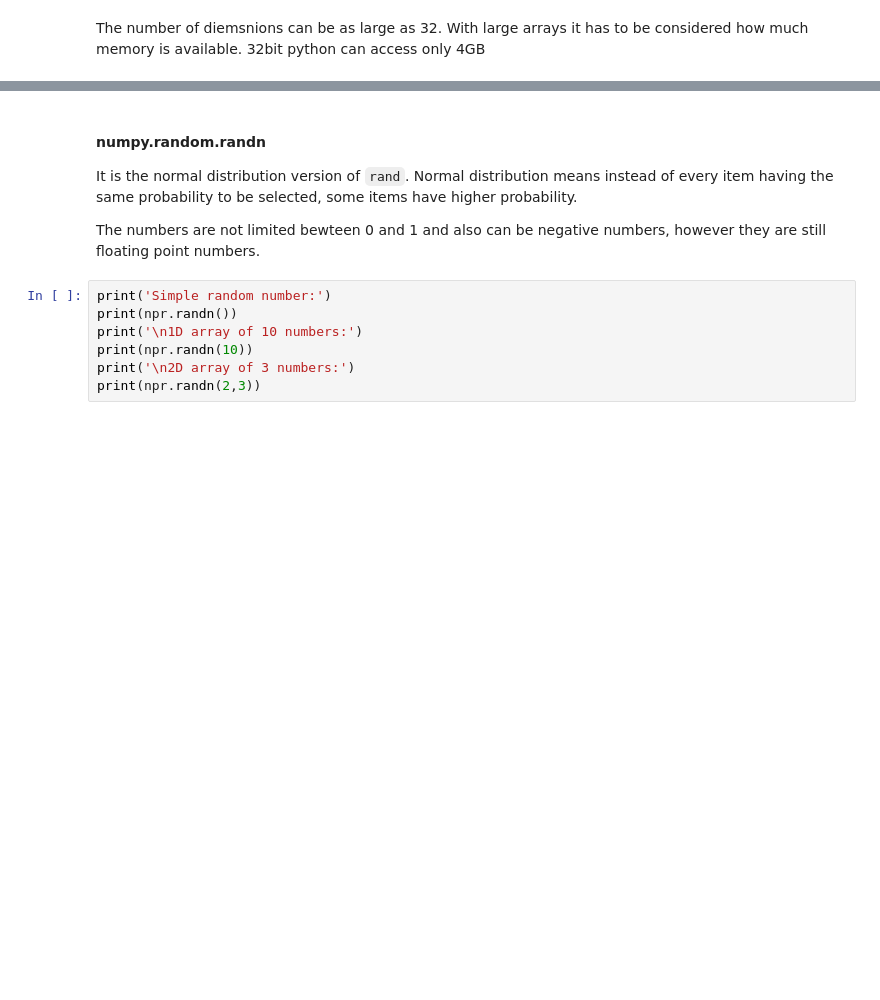
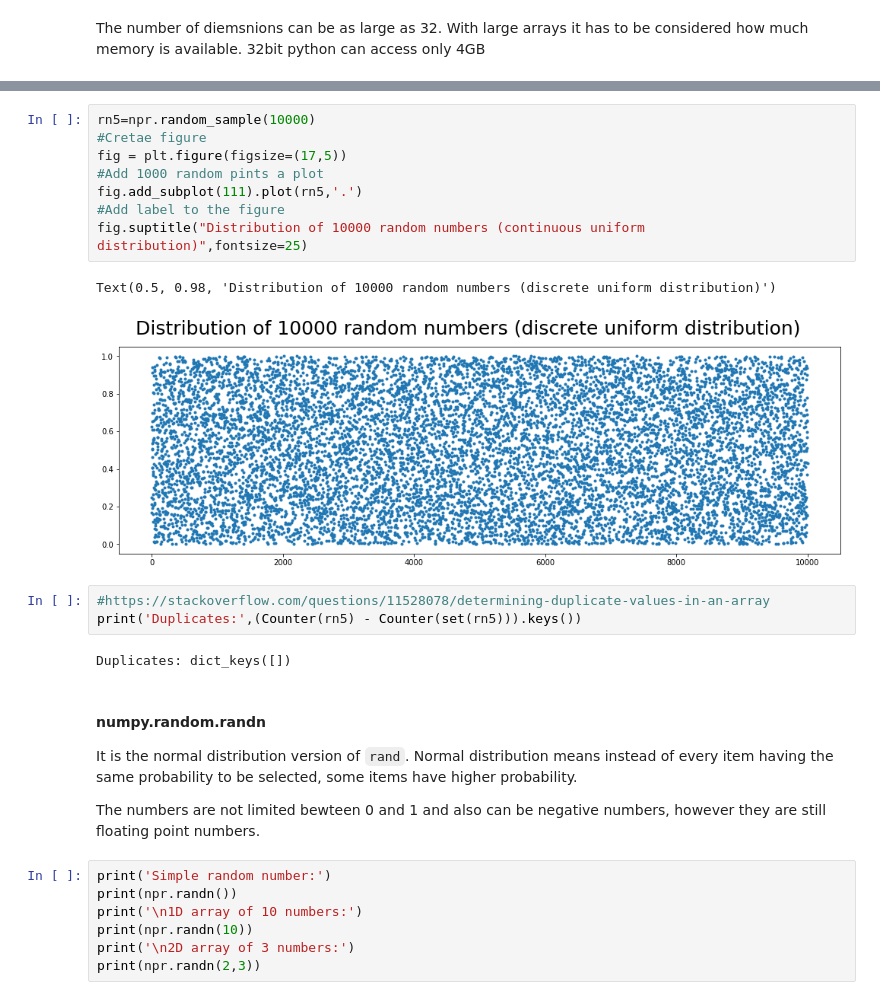
Before and after one commit to mxsxs2/Emerging-Technologies-Project, a Jupyter notebook: notebooks/Numpy Random.ipynb, the cells around one changed output, grey strips where cells are left out. Saved outputs shown, nothing was run; the diff lists cells and outputs as text; blank space fills up the shorter version.

````diff
--- a/notebooks/Numpy Random.ipynb
+++ b/notebooks/Numpy Random.ipynb
@@ -57,3 +80,19 @@ It is visible on the above figure how well tha random number generator performs.
+# %%
+rn5=npr.random_sample(10000)
+#Cretae figure
+fig = plt.figure(figsize=(17,5))
+#Add 1000 random pints a plot
+fig.add_subplot(111).plot(rn5,'.')
+#Add label to the figure
+fig.suptitle("Distribution of 10000 random numbers (continuous uniform distribution)",fontsize=25)
+# %% [output]
+Text(0.5, 0.98, 'Distribution of 10000 random numbers (discrete uniform distribution)')
+[figure, added]
+# %%
+#https://stackoverflow.com/questions/11528078/determining-duplicate-values-in-an-array
+print('Duplicates:',(Counter(rn5) - Counter(set(rn5))).keys())
+# %% [output]
+Duplicates: dict_keys([])
 # %% [markdown]
 #### numpy.random.randn
 It is the normal distribution version of ```rand```. Normal distribution means instead of every item having the same probability to be selected, some items have higher probability.
````
Also changed, not shown: parts of 10 cells of this notebook.
